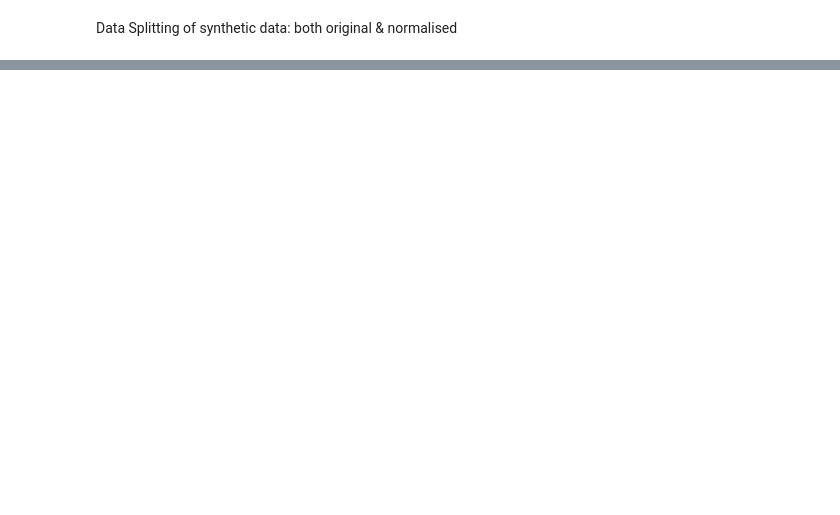
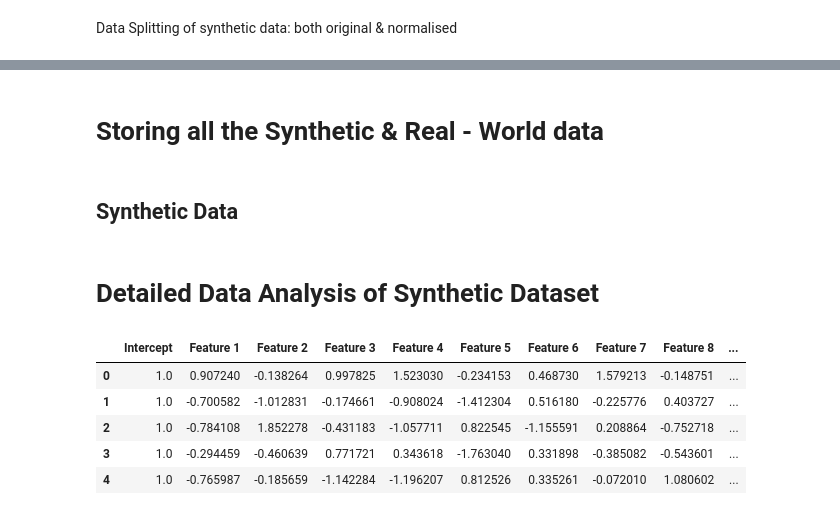
Before and after one commit to CKLekhana/Performance-Analysis-Optimization-Implementation-on-Linear-Regression-with-Regularization, a Jupyter notebook: notebooks/00_Data_Loading_Preprocessing.ipynb, the cells around one changed output, grey strips where cells are left out. Cells and saved outputs as stored; diff of their text form; code cells hidden in the pictures; blank space fills up the shorter version.

```diff
--- a/notebooks/00_Data_Loading_Preprocessing.ipynb
+++ b/notebooks/00_Data_Loading_Preprocessing.ipynb
@@ -420,0 +254,4 @@ joblib.dump(scaler_y_fd, os.path.join(model_dir, "scaler_y_fd.pkl"))
+# %% [markdown]
+# Storing all the Synthetic & Real - World data
+# %% [markdown]
+##  Synthetic Data
@@ -420,0 +289,11 @@ joblib.dump(scaler_y_fd, os.path.join(model_dir, "scaler_y_fd.pkl"))
+# %% [markdown]
+# Detailed Data Analysis of Synthetic Dataset
+# %%
+syn_X.head()
+# %% [output]
+|  | Intercept | Feature 1 | Feature 2 | Feature 3 | Feature 4 | Feature 5 | Feature 6 | Feature 7 | Feature 8 | ... |
+| 0 | 1.0 | 0.907240 | -0.138264 | 0.997825 | 1.523030 | -0.234153 | 0.468730 | 1.579213 | -0.148751 | ... |
+| 1 | 1.0 | -0.700582 | -1.012831 | -0.174661 | -0.908024 | -1.412304 | 0.516180 | -0.225776 | 0.403727 | ... |
+| 2 | 1.0 | -0.784108 | 1.852278 | -0.431183 | -1.057711 | 0.822545 | -1.155591 | 0.208864 | -0.752718 | ... |
+| 3 | 1.0 | -0.294459 | -0.460639 | 0.771721 | 0.343618 | -1.763040 | 0.331898 | -0.385082 | -0.543601 | ... |
+| 4 | 1.0 | -0.765987 | -0.185659 | -1.142284 | -1.196207 | 0.812526 | 0.335261 | -0.072010 | 1.080602 | ... |
```
Also changed, not shown: parts of 53 cells of this notebook, 8 other files.
